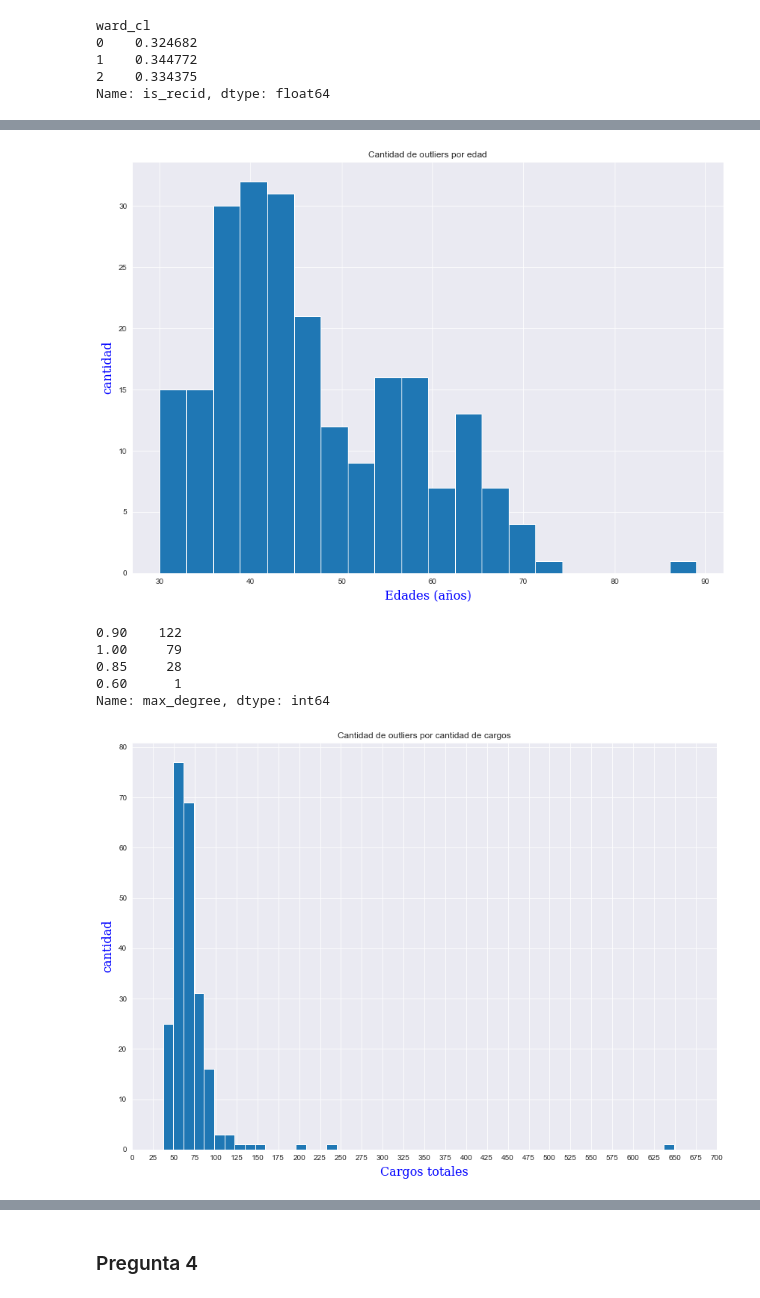
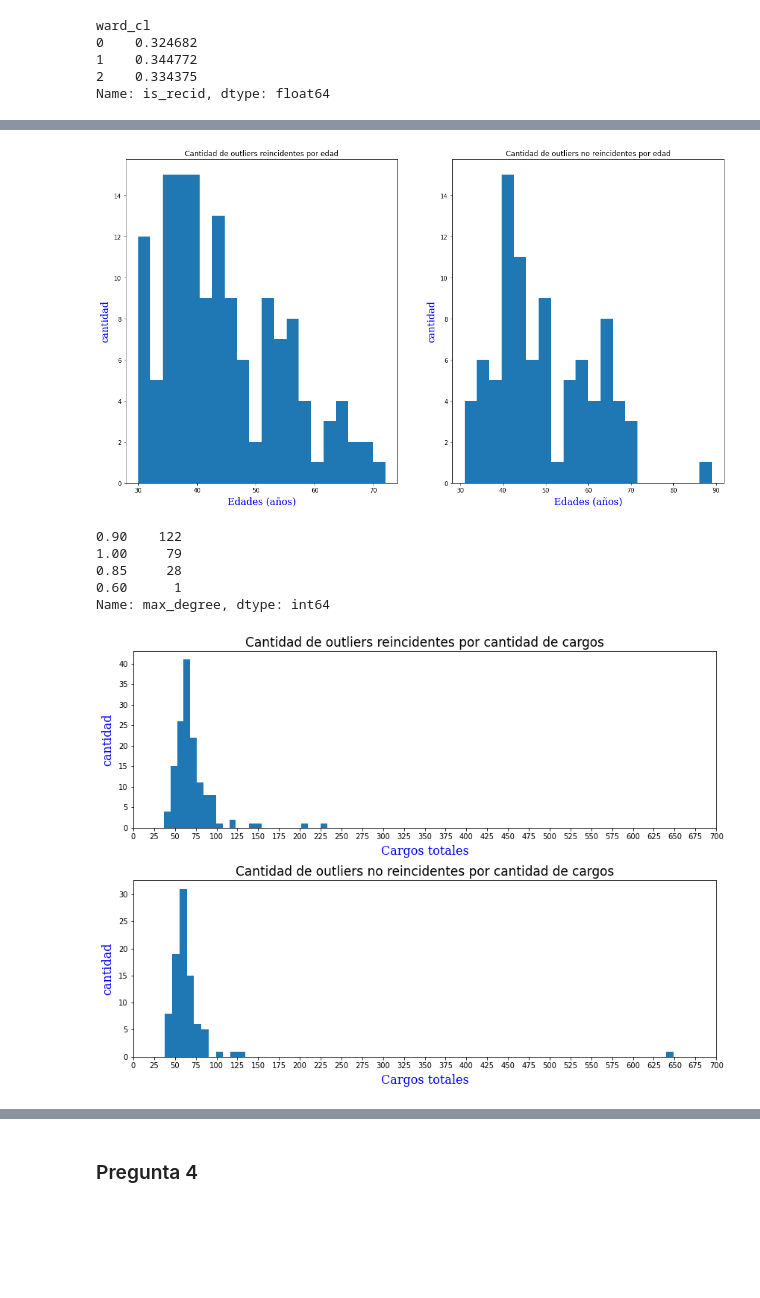
Before and after one commit to PJaramilloV/bias-no-basado, a Jupyter notebook: docs/hito-3.ipynb, the cells around one changed output, grey strips where cells are left out. Drawn from its saved outputs; the diff is of its cells as text; code cells hidden in the pictures; blank space fills up the shorter version.

```diff
--- a/docs/hito-3.ipynb
+++ b/docs/hito-3.ipynb
@@ -2207,5 +2209,8 @@ Notamos que DBSCAN nos muestra outliers, pero dichos outliers son notoriamente r
 # %%
-reincident_people = main_people[main_people.db_cl == -1]
+outliers = main_people[main_people.db_cl == -1]
+
+reincident_people =  outliers[outliers.is_recid == 1]
+not_recid_people = outliers[outliers.is_recid == 0]
 reincident_people.describe()
 # %% [output]
 |  | id | sex | dob | juv_fel_count | juv_misd_count | juv_other_count | compas_screening_date | ... |
@@ -2239,27 +2268,47 @@ plt.show()
 # %%
 import datetime
 
-ages = reincident_people['dob'] * 36604 - 18342 # float to posix
-ages = ages.map(lambda x: (datetime.datetime.now() - datetime.datetime.fromtimestamp(int(86400*x))).days//365) # convert to years
+ages_r = reincident_people['dob'] * 36604 - 18342 # float to posix
+ages_r = ages_r.map(lambda x:int((datetime.datetime.now() - (datetime.datetime(1970, 1, 1) + datetime.timedelta(seconds=int(86400*x))) ).days//365.25)) # convert to years
+ages_nr = not_recid_people['dob'] * 36604 - 18342 # float to posix
+ages_nr = ages_nr.map(lambda x:int((datetime.datetime.now() - (datetime.datetime(1970, 1, 1) + datetime.timedelta(seconds=int(86400*x))) ).days//365.25))
 
-plt.figure(figsize=(14, 10))
-plt.title('Cantidad de outliers por edad')
+plt.figure(figsize=(18, 10))
+
+
+plt.subplot(1,2,1)
+plt.title('Cantidad de outliers reincidentes por edad')
+plt.hist(ages_r, bins=20)
 plt.xlabel("Edades (años)",
            family='serif',
            color='b',
            weight='normal',
            size = 16,
            labelpad = 6)
 plt.ylabel("cantidad",
            family='serif',
            color='b',
            weight='normal',
            size = 16,
            labelpad = 6)
-plt.hist(ages, bins=20)
+plt.subplot(1,2,2)
+plt.title('Cantidad de outliers no reincidentes por edad')
+plt.hist(ages_nr, bins=20)
+plt.xlabel("Edades (años)",
+           family='serif',
+           color='b',
+           weight='normal',
+           size = 16,
+           labelpad = 6)
+plt.ylabel("cantidad",
+           family='serif',
+           color='b',
+           weight='normal',
+           size = 16,
+           labelpad = 6)
 plt.show()
 # %% [output]
-[figure, old version]
+[figure, new version]
 # %%
 reincident_people['max_degree'].value_counts()
 # %% [output]
@@ -2270,8 +2319,9 @@ reincident_people['max_degree'].value_counts()
 Name: max_degree, dtype: int64
 # %%
 plt.figure(figsize=(14, 10))
-plt.hist(reincident_people['charges_total'], bins=50)
-plt.title('Cantidad de outliers por cantidad de cargos')
+plt.subplot(2,1,1)
+plt.hist(reincident_people['charges_total'], bins=25)
+plt.title('Cantidad de outliers reincidentes por cantidad de cargos', size=17)
 plt.xlabel("Cargos totales",
            family='serif',
            color='b',
@@ -2285,9 +2335,26 @@ plt.ylabel("cantidad",
            size = 16,
            labelpad = 6)
 plt.xticks(np.arange(0, 725, 25))
+plt.subplot(2,1,2)
+plt.hist(not_recid_people['charges_total'], bins=70)
+plt.title('Cantidad de outliers no reincidentes por cantidad de cargos', size=17)
+plt.xlabel("Cargos totales",
+           family='serif',
+           color='b',
+           weight='normal',
+           size = 16,
+           labelpad = 6)
+plt.ylabel("cantidad",
+           family='serif',
+           color='b',
+           weight='normal',
+           size = 16,
+           labelpad = 6)
+plt.xticks(np.arange(0, 725, 25))
+plt.subplots_adjust(hspace=0.3)
 plt.show()
 # %% [output]
-[figure, old version]
+[figure, new version]
 # %%
 # Guardamos la informacion
 main_people.to_csv('../data/cleaned/cluster_people.csv', index=False)
```
Also changed, not shown: parts of 9 cells of this notebook, 1 other file.
